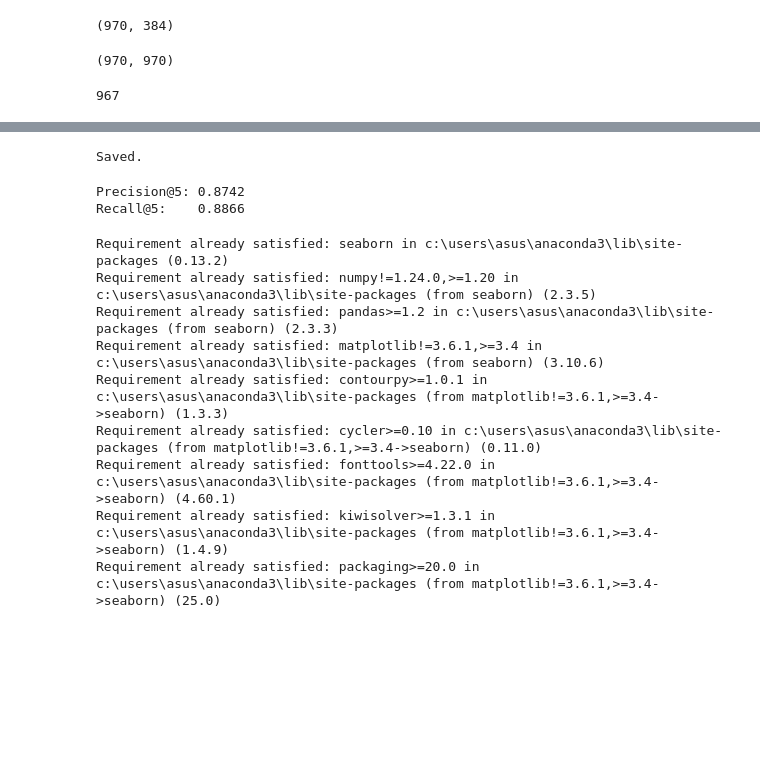
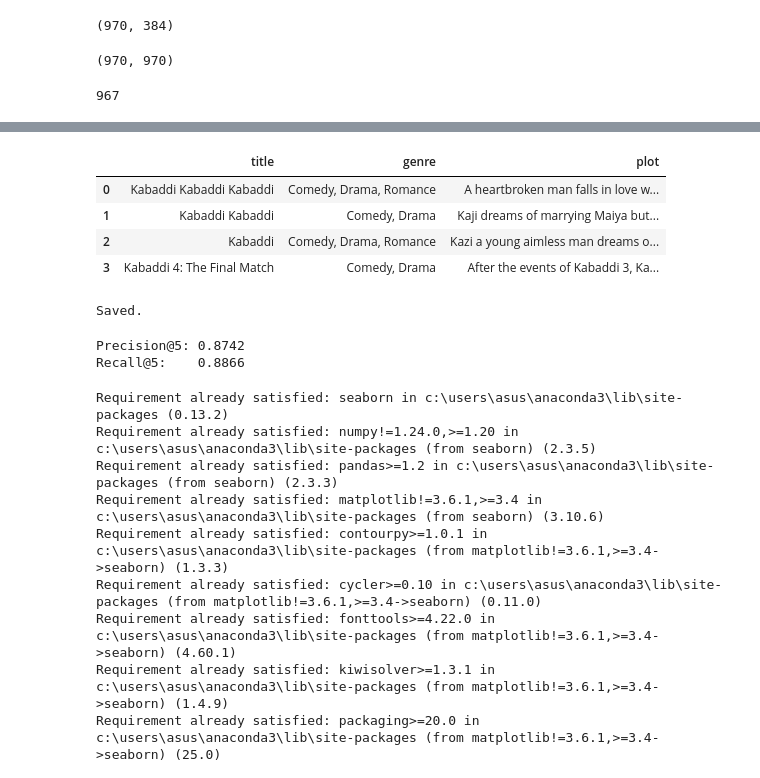
Before and after one commit to bibhushangc18/Nepali-movie-recommendation, a Jupyter notebook: movie_recommender.ipynb, the cells around one changed output, grey strips where cells are left out. Drawn from its saved outputs; the diff is of its cells as text; code cells hidden in the pictures; blank space fills up the shorter version.

```diff
--- a/movie_recommender.ipynb
+++ b/movie_recommender.ipynb
@@ -151,3 +174,11 @@ search_movies("Chhakka")
+# %%
+search_movies("Kabaddi")
+# %% [output]
+|  | title | genre | plot |
+| 0 | Kabaddi Kabaddi Kabaddi | Comedy, Drama, Romance | A heartbroken man falls in love w... |
+| 1 | Kabaddi Kabaddi | Comedy, Drama | Kaji dreams of marrying Maiya but... |
+| 2 | Kabaddi | Comedy, Drama, Romance | Kazi a young aimless man dreams o... |
+| 3 | Kabaddi 4: The Final Match | Comedy, Drama | After the events of Kabaddi 3, Ka... |
 # %%
 with open("movie_embeddings.pkl", "wb") as f:
     pickle.dump({
```
Also changed, not shown: parts of 8 cells of this notebook, 1 other file.
